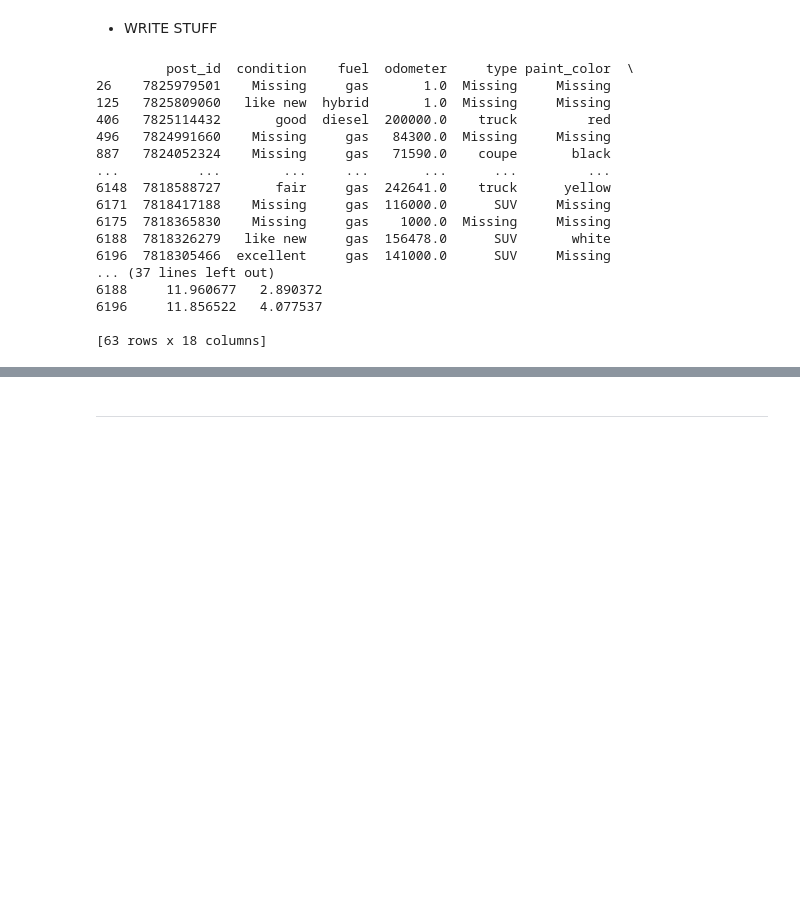
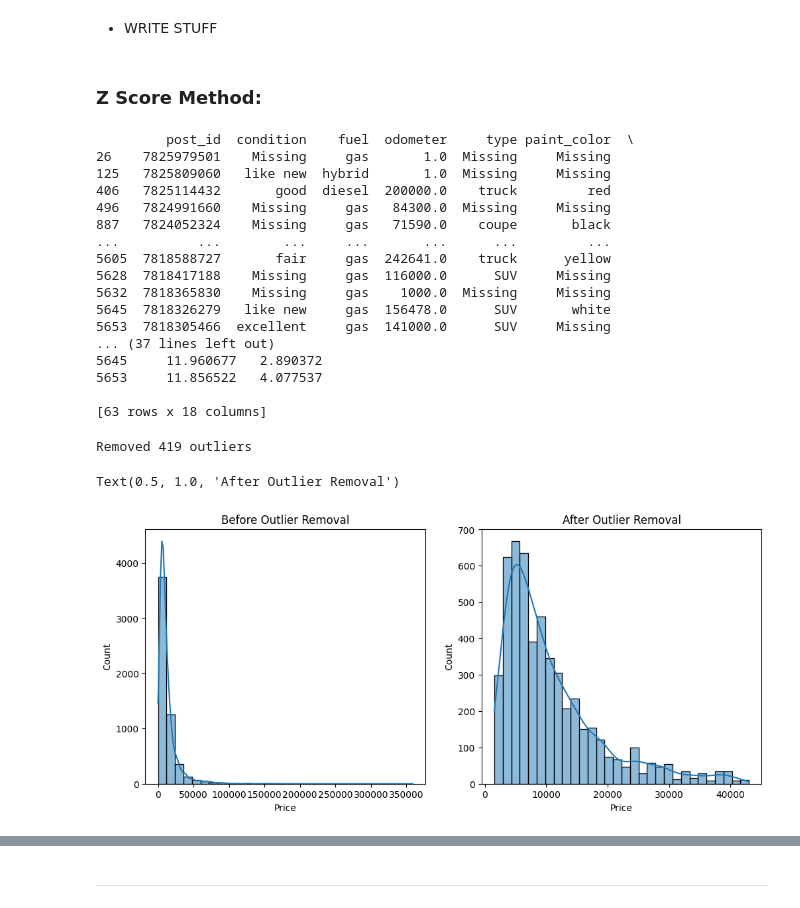
Before and after one commit to EliasSaavedraDS/Recommender-System, a Jupyter notebook: notebook/EDA AttributesTable.ipynb, the cells around one changed output, grey strips where cells are left out. Drawn from its saved outputs; the diff is of its cells as text; code cells hidden in the pictures; blank space fills up the shorter version.

```diff
--- a/notebook/EDA AttributesTable.ipynb
+++ b/notebook/EDA AttributesTable.ipynb
@@ -757,11 +719,13 @@ Text(0, 0.5, 'Frequency')
 [figure]
 # %% [markdown]
 * WRITE STUFF
+# %% [markdown]
+### Z Score Method:
 # %%
 from scipy import stats
 z_scores = np.abs(stats.zscore(df_copy['log_Price']))
-out = df_copy[z_scores>3]
-print(out)
+outiers = df_copy[z_scores>3]
+print(outiers)
 # %% [output]
          post_id  condition    fuel  odometer     type paint_color  \
 26    7825979501    Missing     gas       1.0  Missing     Missing
@@ -770,13 +734,27 @@ print(out)
 496   7824991660    Missing     gas   84300.0  Missing     Missing
 887   7824052324    Missing     gas   71590.0    coupe       black
 ...          ...        ...     ...       ...      ...         ...
-6148  7818588727       fair     gas  242641.0    truck      yellow
-6171  7818417188    Missing     gas  116000.0      SUV     Missing
-6175  7818365830    Missing     gas    1000.0  Missing     Missing
-6188  7818326279   like new     gas  156478.0      SUV       white
-6196  7818305466  excellent     gas  141000.0      SUV     Missing
+5605  7818588727       fair     gas  242641.0    truck      yellow
+5628  7818417188    Missing     gas  116000.0      SUV     Missing
+5632  7818365830    Missing     gas    1000.0  Missing     Missing
+5645  7818326279   like new     gas  156478.0      SUV       white
+5653  7818305466  excellent     gas  141000.0      SUV     Missing
 ... (37 lines left out)
-6188     11.960677   2.890372
-6196     11.856522   4.077537
+5645     11.960677   2.890372
+5653     11.856522   4.077537
 
 [63 rows x 18 columns]
+# %%
+data = df_copy.copy()
+outlier_indices = data[z_scores > 1.5].index
+data = data.drop(outlier_indices)
+print(f"Removed {len(outlier_indices)} outliers")
+# %% [output]
+Removed 419 outliers
+# %%
+fig, axes = plt.subplots(1, 2, figsize=(12, 5))
+sns.histplot(df_copy['Price'], bins=30, ax=axes[0], kde=True).set_title("Before Outlier Removal")
+sns.histplot(data['Price'], bins=30, ax=axes[1], kde=True).set_title("After Outlier Removal")
+# %% [output]
+Text(0.5, 1.0, 'After Outlier Removal')
+[figure, added]
```
Also changed, not shown: parts of 51 cells of this notebook.
